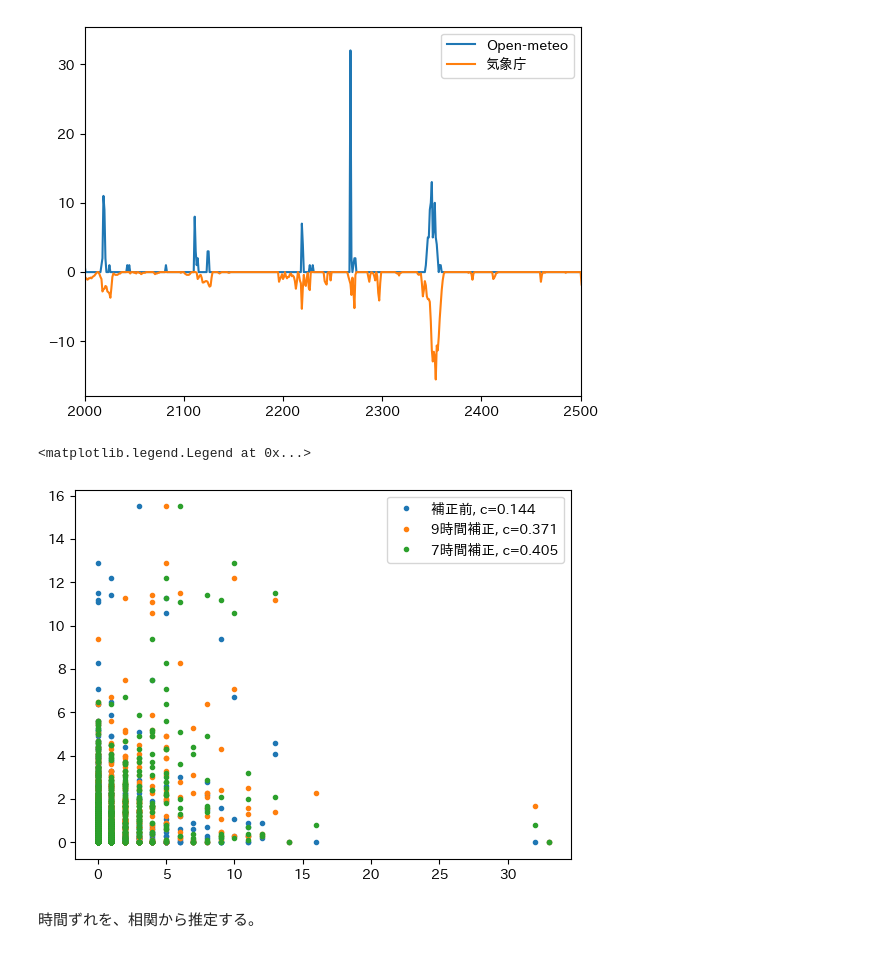
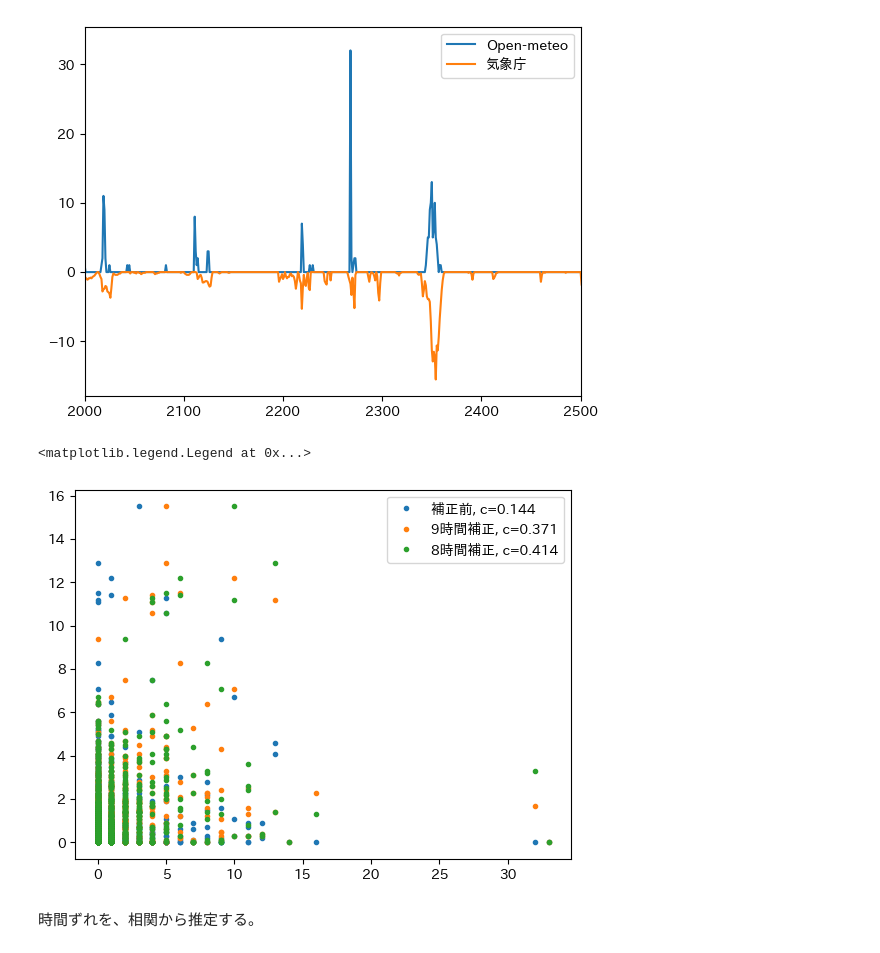
Before and after one commit to vitroid/yamanashi-water, a Jupyter notebook: OM-JMA.ipynb, the cells around one changed output. Drawn from its saved outputs; the diff is of its cells as text; code cells hidden in the pictures.

```diff
--- a/OM-JMA.ipynb
+++ b/OM-JMA.ipynb
@@ -22,37 +22,37 @@ plt.legend()
 om = df["OM"]
 jma = df["JMA"]
 
 omjma = np.array([om, jma]).T
 omjma = omjma[~np.isnan(om)]
 
 c = np.corrcoef(omjma[:, 0], omjma[:, 1])
 plt.plot(om, jma, ".", label=f"補正前, c={c[0,1]:.3f}")
 
 
 om = df["OM"][9:]
 jma = df["JMA"][:-9]
 
 omjma = np.array([om, jma]).T
 omjma = omjma[~np.isnan(om)]
 
 c = np.corrcoef(omjma[:, 0], omjma[:, 1])
 plt.plot(om, jma, ".", label=f"9時間補正, c={c[0,1]:.3f}")
 
 
-om = df["OM"][7:]
-jma = df["JMA"][:-7]
+om = df["OM"][8:]
+jma = df["JMA"][:-8]
 
 omjma = np.array([om, jma]).T
 omjma = omjma[~np.isnan(om)]
 
 c = np.corrcoef(omjma[:, 0], omjma[:, 1])
-plt.plot(om, jma, ".", label=f"7時間補正, c={c[0,1]:.3f}")
+plt.plot(om, jma, ".", label=f"8時間補正, c={c[0,1]:.3f}")
 
 
 plt.legend()
 # %% [output]
 <matplotlib.legend.Legend at 0x...>
-[figure, old version]
+[figure, new version]
 # %% [markdown]
 時間ずれを、相関から推定する。
 # %%
```
Also changed, not shown: parts of 1 cell of this notebook, 16 other files.
